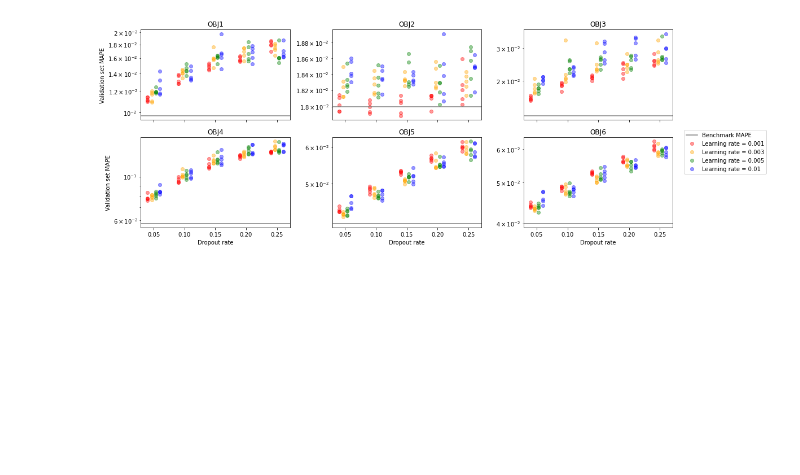
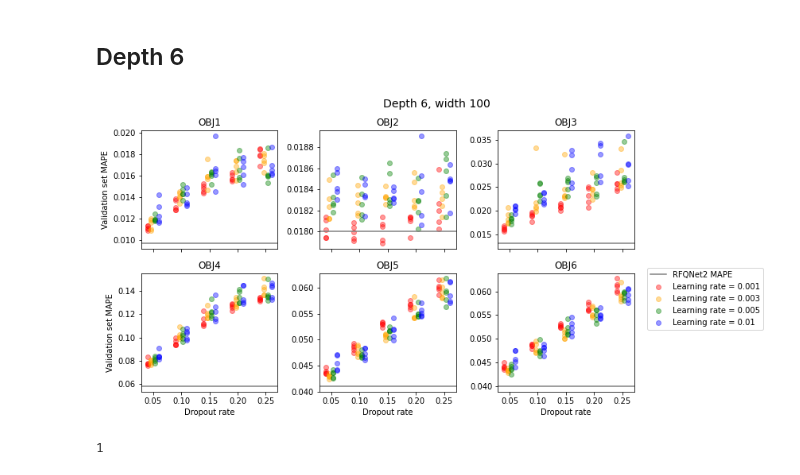
Before and after one commit to joshvillarreal/rfq-nn, a Jupyter notebook: notebooks/dropout_scan_results.ipynb, the cells around one changed output. Saved outputs shown, nothing was run; the diff lists cells and outputs as text; code cells hidden in the pictures; blank space fills up the shorter version.

```diff
--- a/notebooks/dropout_scan_results.ipynb
+++ b/notebooks/dropout_scan_results.ipynb
@@ -3,6 +3,8 @@ import json
 import numpy as np
 import matplotlib.pyplot as plt
 import pandas as pd
+# %% [markdown]
+## Depth 6
 # %%
 scan_results_files = [
     '2023-06-18_18-09-23_results.json',
@@ -56,42 +58,46 @@ def learning_rate_to_color(learning_rate):
 # %%
 results_list = d6_results
 
-fig, axs = plt.subplots(2, 3, figsize=(18, 6), sharex=True)
+fig, axs = plt.subplots(2, 3, figsize=(12, 6), sharex=True)
 
 # fig.supylabel('Validation set MAPE')
 for i in range(1, 7):
     ax = axs.flatten()[i-1]
-    ax.axhline(best_mapes[f'OBJ{i}'], label=('Benchmark MAPE' if i == 1 else ''), color='gray')
+    ax.axhline(best_mapes[f'OBJ{i}'], label=('RFQNet2 MAPE' if i == 1 else ''), color='gray')
     ax.set_title(f'OBJ{i}')
     ax.set_xlabel('Dropout rate' if i > 3 else '')
     ax.set_ylabel('Validation set MAPE' if i % 3 == 1 else '')
-    ax.set_yscale('log')
+    # ax.set_yscale('log')
     #ax.set_ylim(0.0099, 0.5)
 
 for res in results_list:
     for j, d in enumerate(res):
         configs = d['configs']
         results = d['results']
         dropout_rate = configs['dropout_rate']
         learning_rate = configs['learning_rate']
 
         for i in range(1, 7):
             ax = axs.flatten()[i-1]
 
             obj_results = results['by_response'][f'OBJ{i}']
             mape_val = obj_results['mape_val']
 
             ax.scatter(
                 [dropout_rate + learning_rate_to_xval(learning_rate)*0.01]*5,
                 mape_val, color=learning_rate_to_color(learning_rate), alpha=0.4,
                 label=(f'Learning rate = {round(learning_rate, 4)}' if (j == 0 and i == 1) else ''))
 
-fig.tight_layout(rect=[0, 0.03, 0.8, 1.])
-#fig.suptitle(f"Width {configs['width']}, depth {configs['depth']}, sigmoid activation, 1024 batch size ")
+fig.tight_layout(rect=[0, 0.03, 0.8, .95])
+fig.suptitle(f"Depth 6, width 100", fontsize=14)
 fig.legend(loc='upper left', bbox_to_anchor=(.8, 0.5))
 
 
-plt.savefig('../img/dropout_results_placeholder.png', dpi=500)
+plt.savefig('../img/dropout_results_d6.png', dpi=500)
 plt.show()
 # %% [output]
-[figure, old version]
+[figure, new version]
+# %%
+4 // 3
+# %% [output]
+1
```
Also changed, not shown: parts of 2 cells of this notebook, 5 other files.
